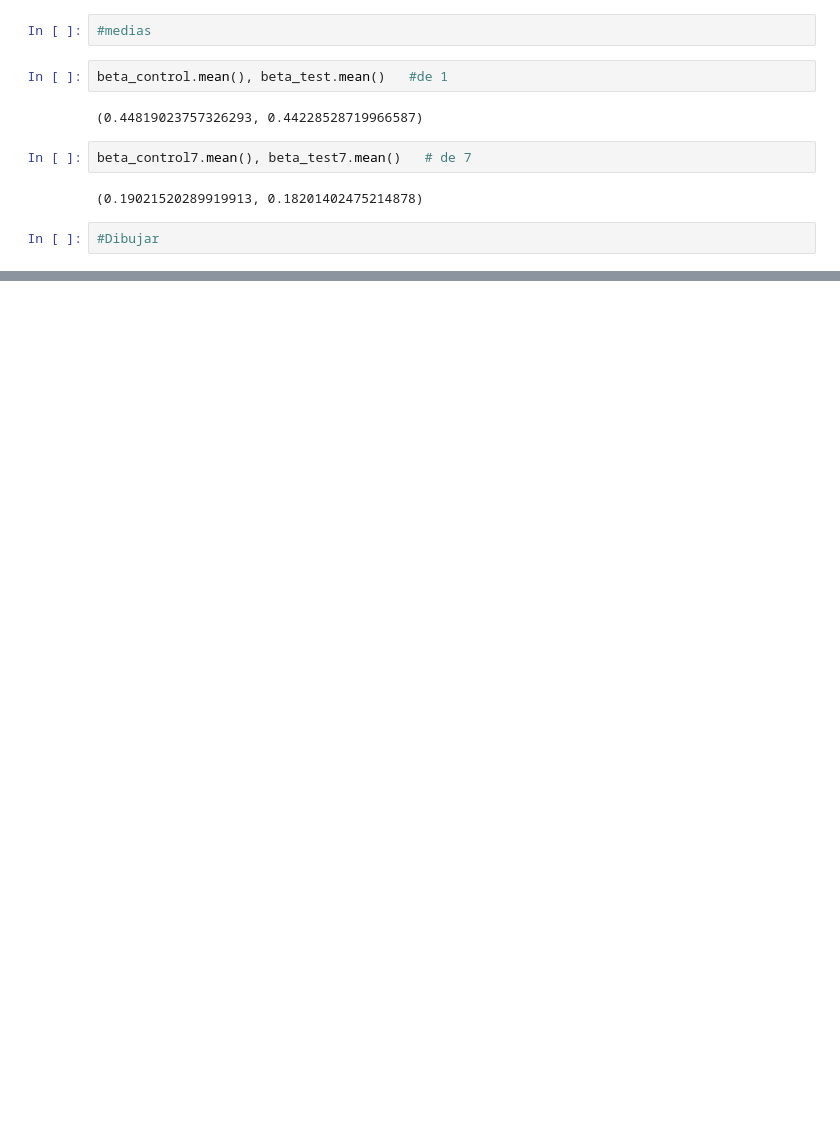
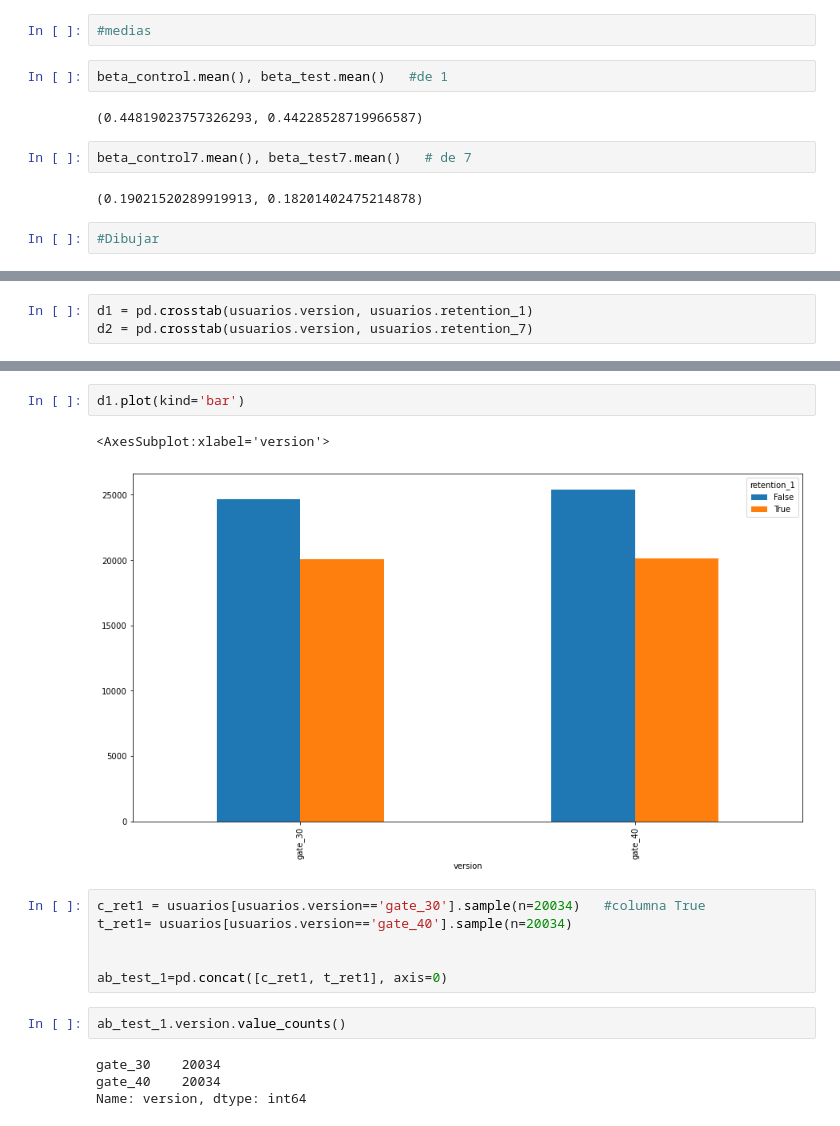
Before and after one commit to Ironhack-Data-Madrid-Mayo-2022/6.4_lab-AB-Testing, a Jupyter notebook: lab-ab-test.ipynb, the cells around one changed output, grey strips where cells are left out. Cells and saved outputs as stored; diff of their text form; blank space fills up the shorter version.

```diff
--- a/lab-ab-test.ipynb
+++ b/lab-ab-test.ipynb
@@ -220,0 +251,3 @@ NameError: name 'beta_C' is not defined
+# %%
+d1 = pd.crosstab(usuarios.version, usuarios.retention_1)
+d2 = pd.crosstab(usuarios.version, usuarios.retention_7)
@@ -220,0 +266,17 @@ NameError: name 'beta_C' is not defined
+# %%
+d1.plot(kind='bar')
+# %% [output]
+<AxesSubplot:xlabel='version'>
+[figure, added]
+# %%
+c_ret1 = usuarios[usuarios.version=='gate_30'].sample(n=20034)   #columna True
+t_ret1= usuarios[usuarios.version=='gate_40'].sample(n=20034)
+
+
+ab_test_1=pd.concat([c_ret1, t_ret1], axis=0)
+# %%
+ab_test_1.version.value_counts()
+# %% [output]
+gate_30    20034
+gate_40    20034
+Name: version, dtype: int64
```
Also changed, not shown: parts of 26 cells of this notebook.
